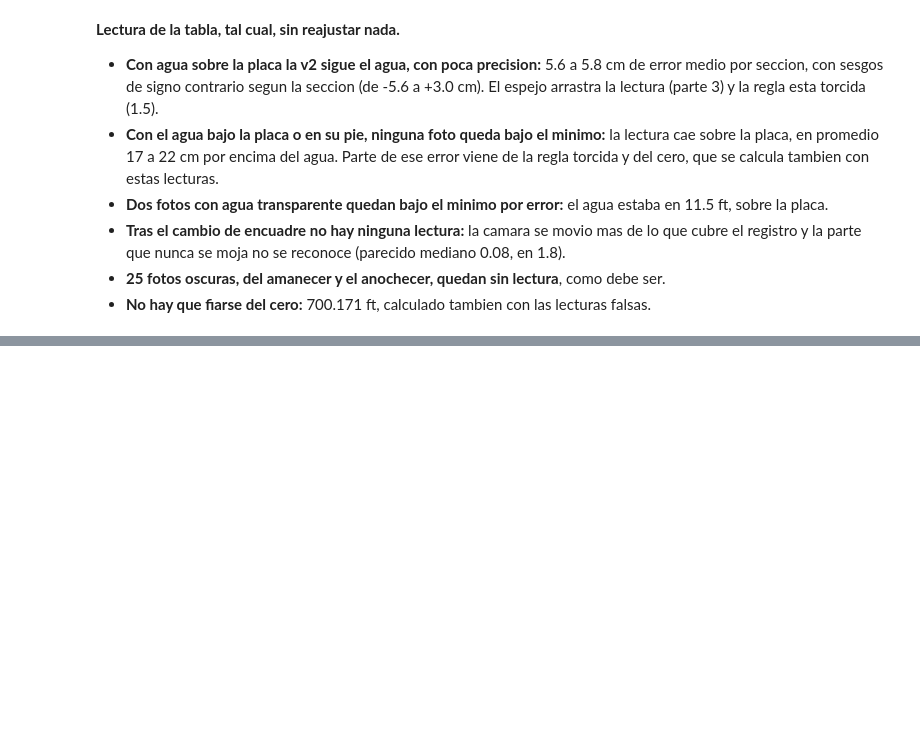
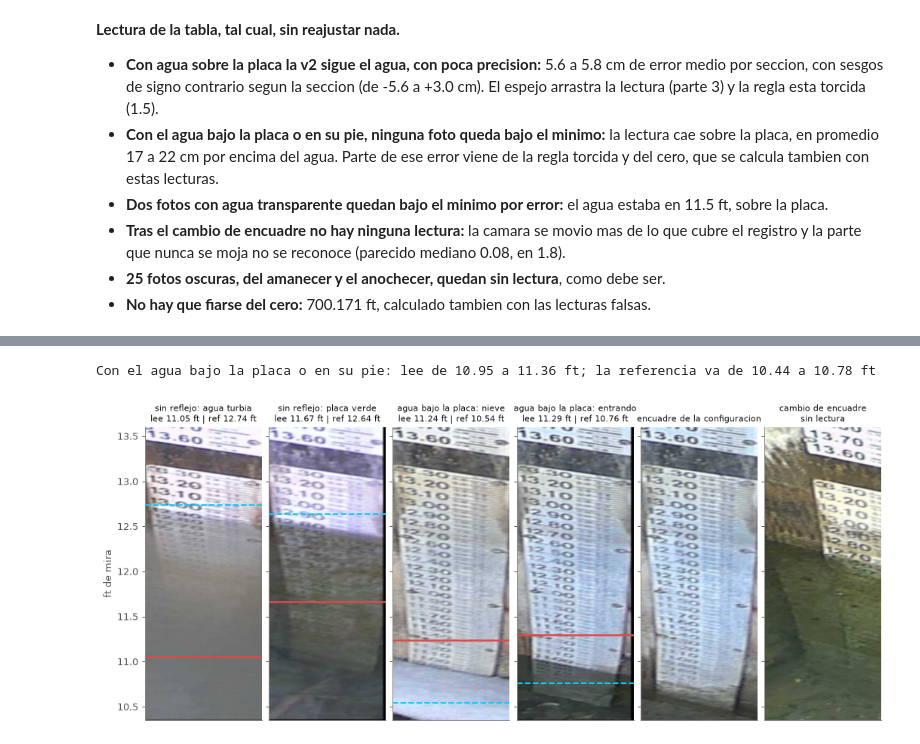
Before and after one commit to SCaballero427/medicion-de-nivel-en-canales-abiertos, a Jupyter notebook: 03_lago_owasco_segunda_mejora/03_lago_owasco_segunda_mejora.ipynb, the cells around one changed output, grey strips where cells are left out. Saved outputs shown, nothing was run; the diff lists cells and outputs as text; code cells hidden in the pictures; blank space fills up the shorter version.

```diff
--- a/03_lago_owasco_segunda_mejora/03_lago_owasco_segunda_mejora.ipynb
+++ b/03_lago_owasco_segunda_mejora/03_lago_owasco_segunda_mejora.ipynb
@@ -625,0 +679,29 @@ Cero estimado con la referencia (secciones): 21341.22 cm (700.171 ft)
+# %%
+EJEMPLOS = [("sin reflejo: agua turbia", "2026-04-01T13-00"), ("sin reflejo: placa verde", "2026-05-14T10-00"),
+            ("agua bajo la placa: nieve", "2026-01-22T17-00"), ("agua bajo la placa: entrando", "2026-03-09T20-00"),
+            ("encuadre de la configuracion", None), ("cambio de encuadre", "2026-09-13T16-00")]
+fig, ax = plt.subplots(1, len(EJEMPLOS), figsize=(14, 5.6), sharey=True, gridspec_kw={"wspace": 0.06})
+for a, (titulo, pref) in zip(ax, EJEMPLOS):
+    if pref is None:
+        archivo, fila = FOTO_SECA, None
+    else:
+        fila = comp[comp.archivo.str.split("___").str[1].str.startswith(pref)].iloc[0]
+        archivo = fila.archivo
+    img = leer(archivo)
+    color = T.enderezar(img)
+    if fila is not None and np.isfinite(fila.nivel_bruto_cm):
+        dx_e, dy_e, _ = registrar(T.enderezar(gris(img)))
+        color = alinear(color, dx_e, dy_e)
+    a.imshow(rgb(color), extent=[0, ANCHO, T.nivel_de(T.tam[1]) / PIE, T.nivel_sup / PIE], aspect="auto", interpolation="bicubic")
+    if fila is not None and np.isfinite(fila.nivel_bruto_cm):
+        a.axhline(fila.nivel_bruto_cm / PIE, color=ROJO, lw=2)
+        a.axhline(fila.ref_mira_cm / PIE, color="#00d0ff", lw=1.6, ls="--")
+    texto = "" if fila is None else ("\nlee %.2f ft | ref %.2f ft" % (fila.nivel_bruto_cm / PIE, fila.ref_mira_cm / PIE) if np.isfinite(fila.nivel_bruto_cm) else "\nsin lectura")
+    a.set_title(titulo + texto, fontsize=9, color=TINTA); a.set_xticks([])
+ax[0].set_ylim(10.35, 13.6); ax[0].set_ylabel("ft de mira")
+bajo = comp[comp.seccion.isin(["sin agua, con nieve", "agua entrando en la placa"]) & comp.nivel_bruto_cm.notna()]
+print("Con el agua bajo la placa o en su pie: lee de %.2f a %.2f ft; la referencia va de %.2f a %.2f ft" % (
+    bajo.nivel_bruto_cm.min() / PIE, bajo.nivel_bruto_cm.max() / PIE, bajo.ref_mira_cm.min() / PIE, bajo.ref_mira_cm.max() / PIE))
+# %% [output]
+Con el agua bajo la placa o en su pie: lee de 10.95 a 11.36 ft; la referencia va de 10.44 a 10.78 ft
+[figure, added]
```
Also changed, not shown: parts of 3 cells of this notebook, 1 other file.
